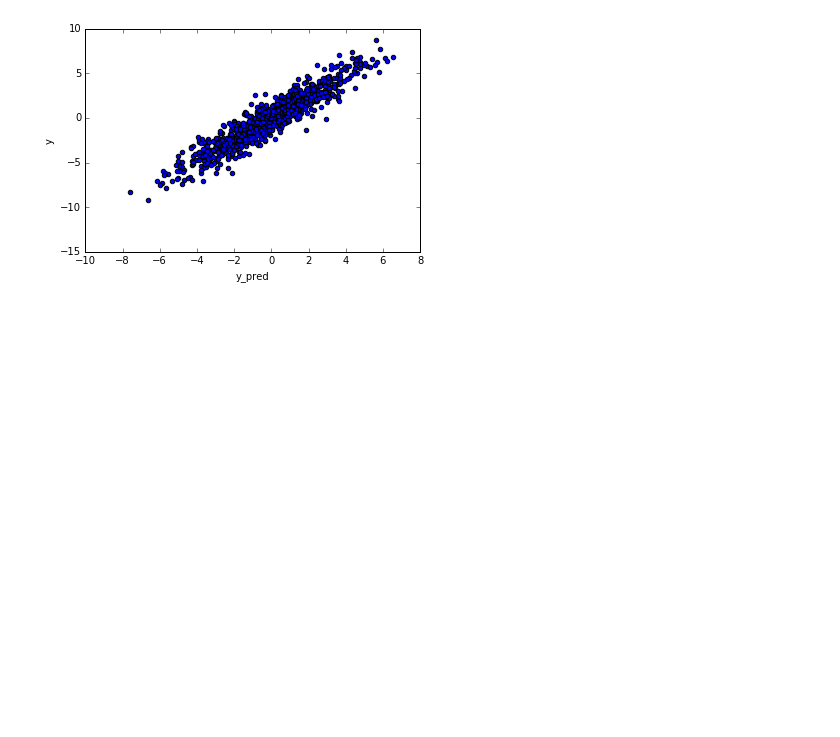
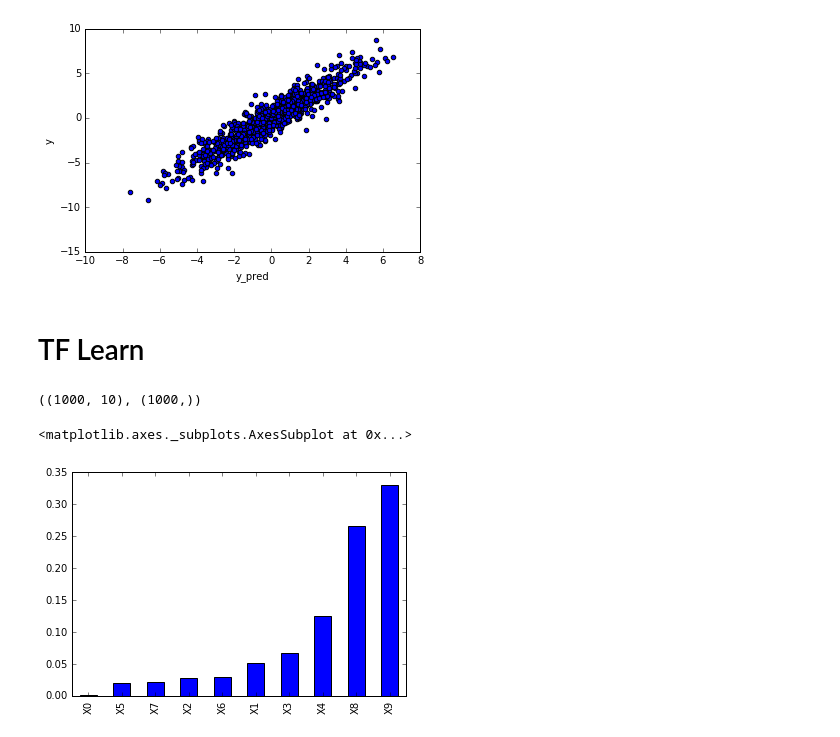
Before and after one commit to eric-czech/portfolio, a Jupyter notebook: demonstrative/python/notebooks/misc/tensorflow_example_lin_reg.ipynb, the cells around one changed output. Drawn from its saved outputs; the diff is of its cells as text; code cells hidden in the pictures; blank space fills up the shorter version.

```diff
--- a/demonstrative/python/notebooks/misc/tensorflow_example_lin_reg.ipynb
+++ b/demonstrative/python/notebooks/misc/tensorflow_example_lin_reg.ipynb
@@ -92,3 +92,26 @@ d.plot(kind='scatter', x='y_pred', y='y')
 # %% [output]
 <matplotlib.axes._subplots.AxesSubplot at 0x...>
 [figure]
+# %% [markdown]
+# TF Learn
+# %%
+from sklearn.datasets import make_classification
+from sklearn.preprocessing import StandardScaler
+from sklearn.ensemble import RandomForestClassifier, GradientBoostingClassifier
+X, y = make_classification(
+    n_samples=1000, n_informative=2, n_classes=3, n_redundant=0,
+    n_features=10, n_clusters_per_class=1, class_sep=10,
+    random_state=123
+)
+X = pd.DataFrame(StandardScaler().fit_transform(X)).add_prefix('X')
+y = pd.Series(y)
+#clf = RandomForestClassifier().fit(X, y)
+clf = GradientBoostingClassifier().fit(X, y)
+X.shape, y.shape
+# %% [output]
+((1000, 10), (1000,))
+# %%
+pd.Series(clf.feature_importances_, index=X.columns).sort_values().plot(kind='bar')
+# %% [output]
+<matplotlib.axes._subplots.AxesSubplot at 0x...>
+[figure, added]
```
Also changed, not shown: parts of 16 cells of this notebook, 1 other file.
